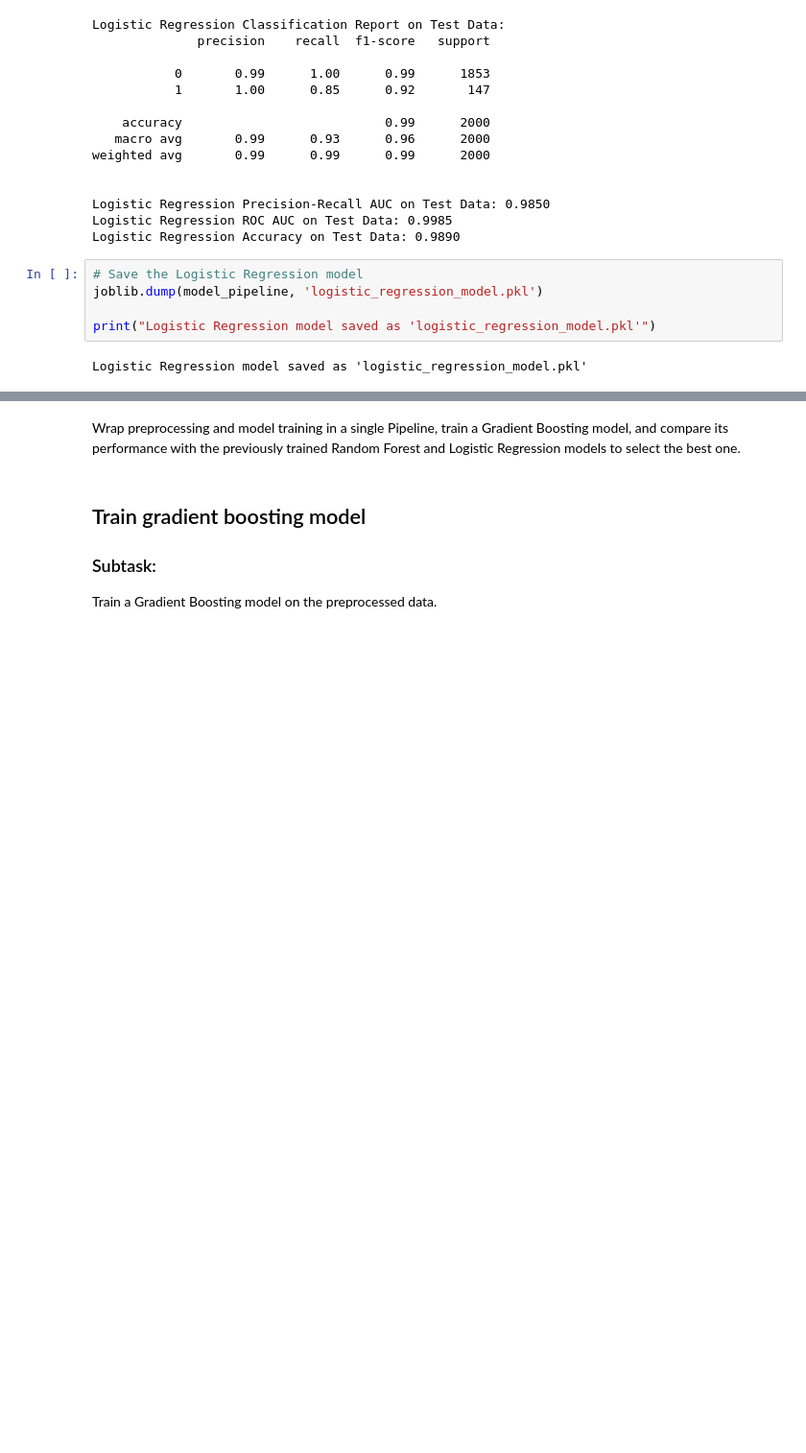
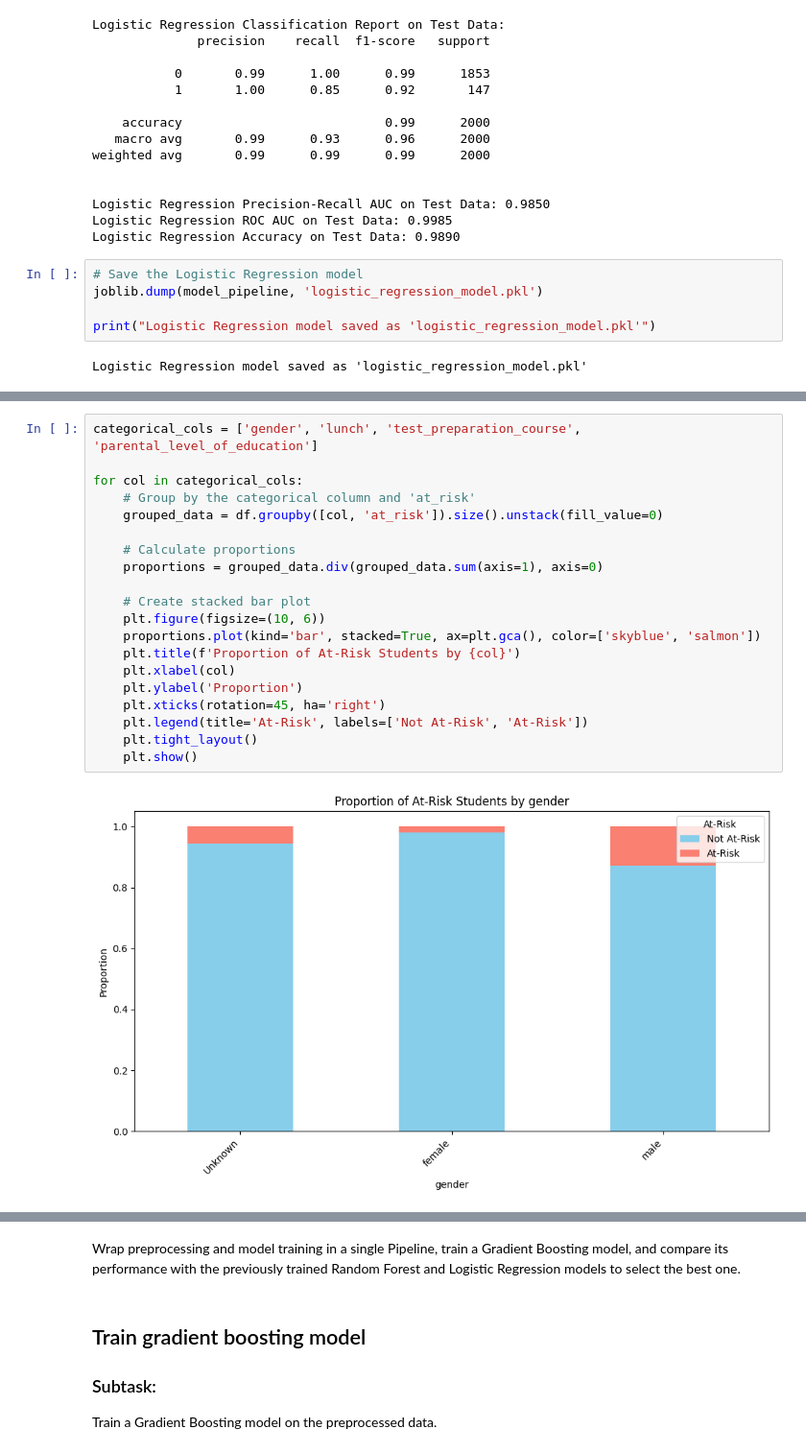
Before and after one commit to Thushalini/AlertScholar, a Jupyter notebook: student-risk-system/Student_performance_prediction.ipynb, the cells around one changed output, grey strips where cells are left out. Shown: that part at 96% size. Cells and saved outputs as stored; diff of their text form; blank space fills up the shorter version.

```diff
--- a/student-risk-system/Student_performance_prediction.ipynb
+++ b/student-risk-system/Student_performance_prediction.ipynb
@@ -700,0 +744,22 @@ Logistic Regression model saved as 'logistic_regression_model.pkl'
+# %%
+categorical_cols = ['gender', 'lunch', 'test_preparation_course', 'parental_level_of_education']
+
+for col in categorical_cols:
+    # Group by the categorical column and 'at_risk'
+    grouped_data = df.groupby([col, 'at_risk']).size().unstack(fill_value=0)
+
+    # Calculate proportions
+    proportions = grouped_data.div(grouped_data.sum(axis=1), axis=0)
+
+    # Create stacked bar plot
+    plt.figure(figsize=(10, 6))
+    proportions.plot(kind='bar', stacked=True, ax=plt.gca(), color=['skyblue', 'salmon'])
+    plt.title(f'Proportion of At-Risk Students by {col}')
+    plt.xlabel(col)
+    plt.ylabel('Proportion')
+    plt.xticks(rotation=45, ha='right')
+    plt.legend(title='At-Risk', labels=['Not At-Risk', 'At-Risk'])
+    plt.tight_layout()
+    plt.show()
+# %% [output]
+[figure, added]
```
Also changed, not shown: parts of 2 cells of this notebook, 3 other files.
